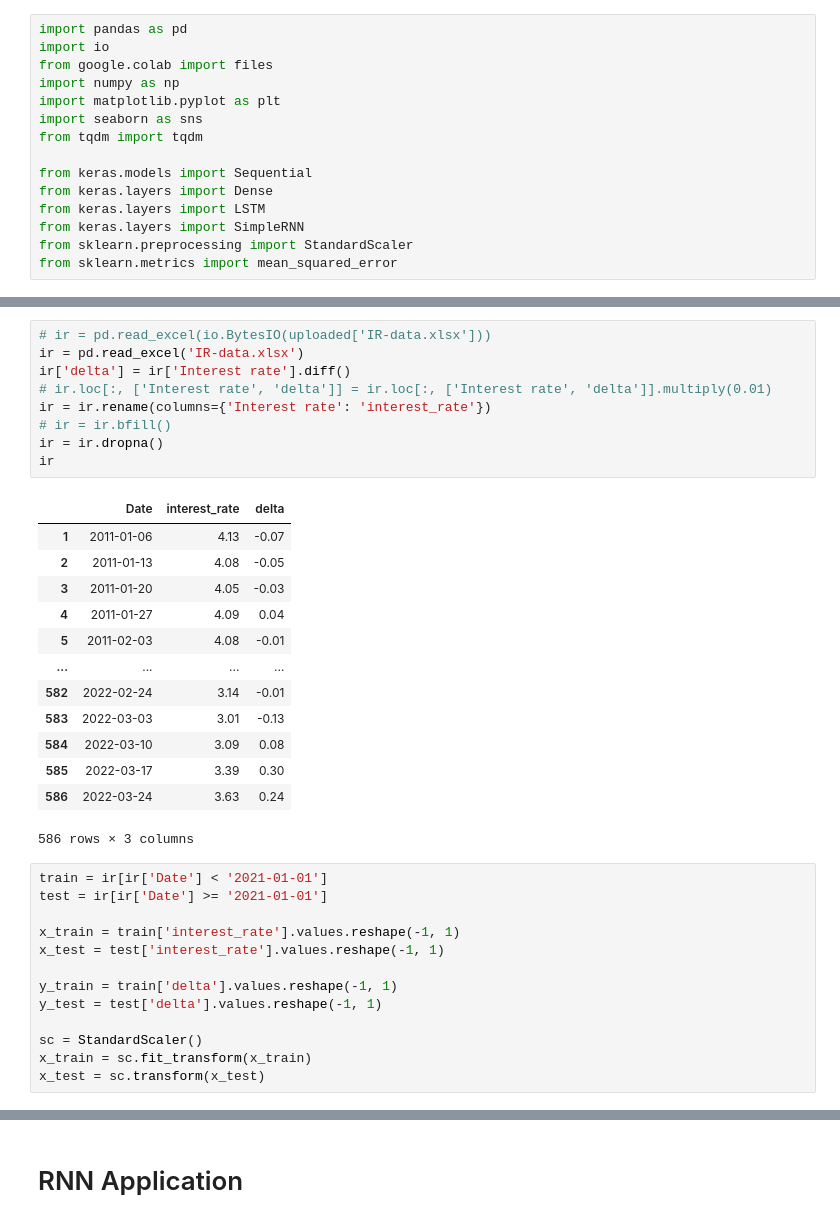
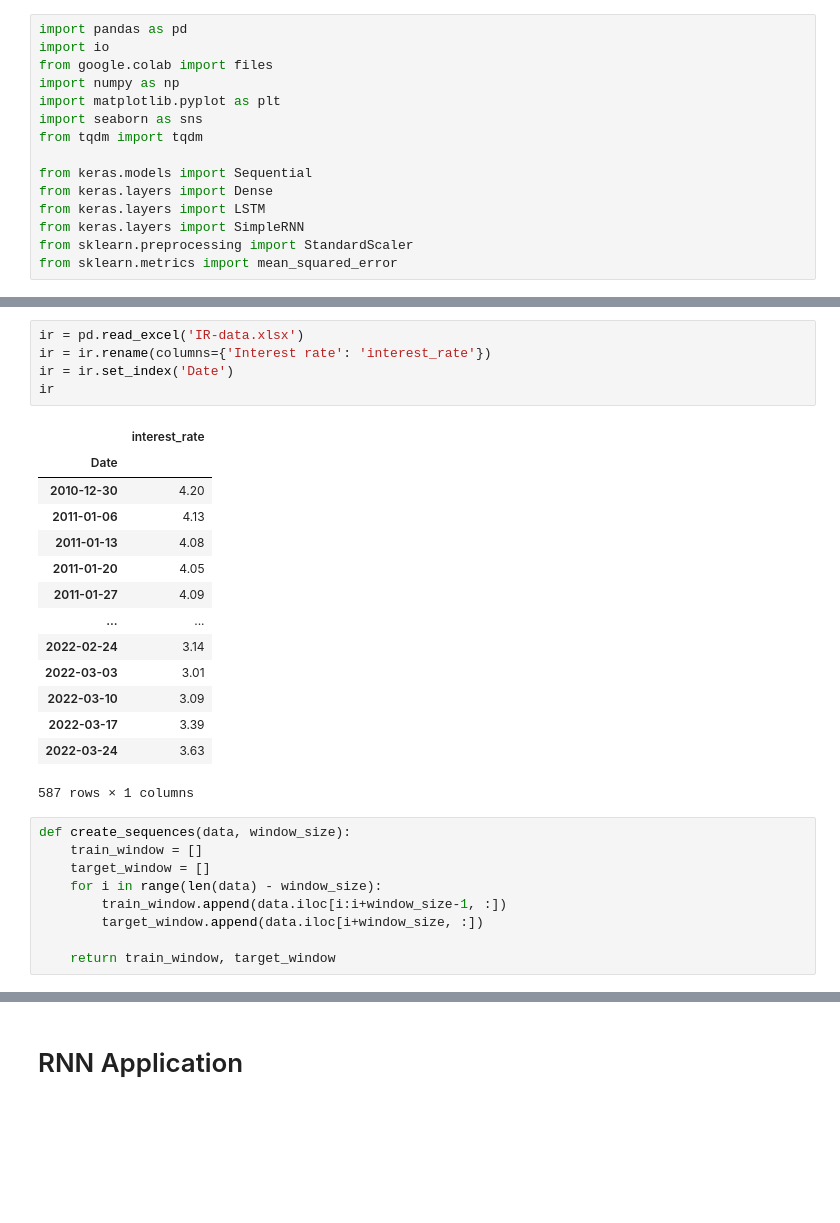
Before and after one commit to alisdghnia/rnn-lstm-interest-rate-prediction, a Jupyter notebook: RNN_LSTM_InterestRate_Prediction.ipynb, the cells around one changed output, grey strips where cells are left out. Drawn from its saved outputs; the diff is of its cells as text; blank space fills up the shorter version.

```diff
--- a/RNN_LSTM_InterestRate_Prediction.ipynb
+++ b/RNN_LSTM_InterestRate_Prediction.ipynb
@@ -19,39 +19,32 @@ from sklearn.metrics import mean_squared_error
 uploaded = files.upload()
 # %% [output]
 [interactive output not drawn]
-# %%
-# ir = pd.read_excel(io.BytesIO(uploaded['IR-data.xlsx']))
-ir = pd.read_excel('IR-data.xlsx')
-ir['delta'] = ir['Interest rate'].diff()
-# ir.loc[:, ['Interest rate', 'delta']] = ir.loc[:, ['Interest rate', 'delta']].multiply(0.01)
-ir = ir.rename(columns={'Interest rate': 'interest_rate'})
-# ir = ir.bfill()
-ir = ir.dropna()
-ir
-# %% [output]
-|  | Date | interest_rate | delta |
-| 1 | 2011-01-06 | 4.13 | -0.07 |
-| 2 | 2011-01-13 | 4.08 | -0.05 |
-| 3 | 2011-01-20 | 4.05 | -0.03 |
-| 4 | 2011-01-27 | 4.09 | 0.04 |
-| 5 | 2011-02-03 | 4.08 | -0.01 |
-| ... | ... | ... | ... |
-| 582 | 2022-02-24 | 3.14 | -0.01 |
-| 583 | 2022-03-03 | 3.01 | -0.13 |
-| 584 | 2022-03-10 | 3.09 | 0.08 |
-| 585 | 2022-03-17 | 3.39 | 0.30 |
-| 586 | 2022-03-24 | 3.63 | 0.24 |
-586 rows × 3 columns
-# %%
-train = ir[ir['Date'] < '2021-01-01']
-test = ir[ir['Date'] >= '2021-01-01']
-
-x_train = train['interest_rate'].values.reshape(-1, 1)
-x_test = test['interest_rate'].values.reshape(-1, 1)
-
-y_train = train['delta'].values.reshape(-1, 1)
-y_test = test['delta'].values.reshape(-1, 1)
-
-sc = StandardScaler()
-x_train = sc.fit_transform(x_train)
-x_test = sc.transform(x_test)
+# %%
+ir = pd.read_excel('IR-data.xlsx')
+ir = ir.rename(columns={'Interest rate': 'interest_rate'})
+ir = ir.set_index('Date')
+ir
+# %% [output]
+|  | interest_rate |
+| Date |  |
+| 2010-12-30 | 4.20 |
+| 2011-01-06 | 4.13 |
+| 2011-01-13 | 4.08 |
+| 2011-01-20 | 4.05 |
+| 2011-01-27 | 4.09 |
+| ... | ... |
+| 2022-02-24 | 3.14 |
+| 2022-03-03 | 3.01 |
+| 2022-03-10 | 3.09 |
+| 2022-03-17 | 3.39 |
+| 2022-03-24 | 3.63 |
+587 rows × 1 columns
+# %%
+def create_sequences(data, window_size):
+    train_window = []
+    target_window = []
+    for i in range(len(data) - window_size):
+        train_window.append(data.iloc[i:i+window_size-1, :])
+        target_window.append(data.iloc[i+window_size, :])
+
+    return train_window, target_window
```
Also changed, not shown: parts of 14 cells of this notebook.
